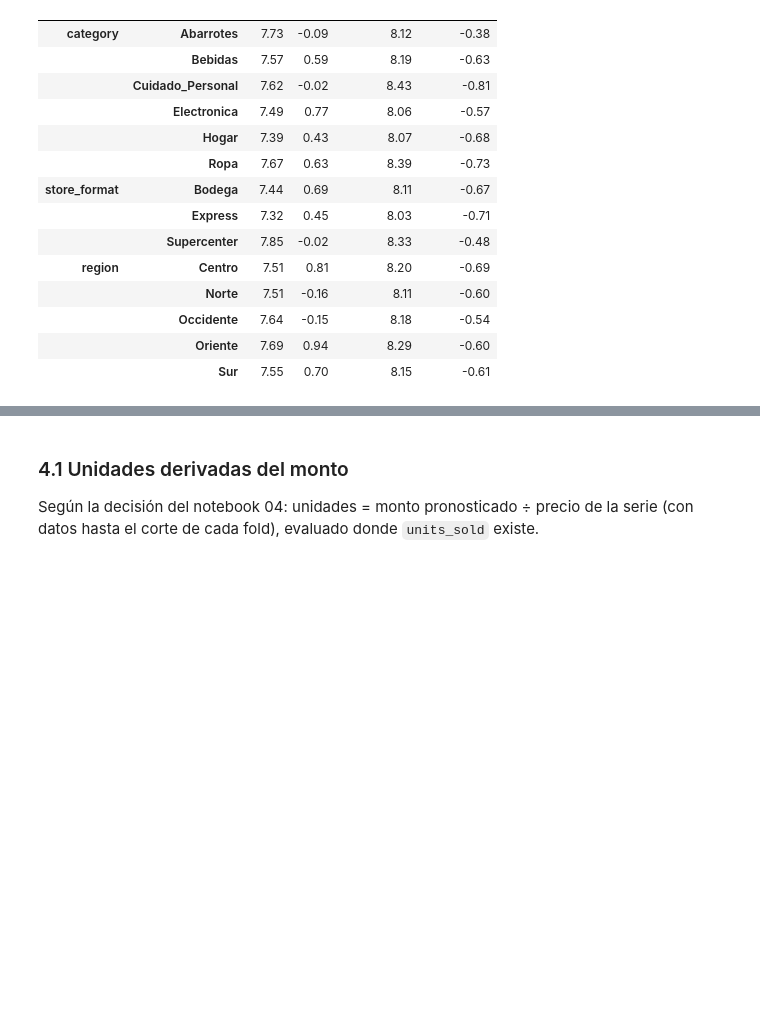
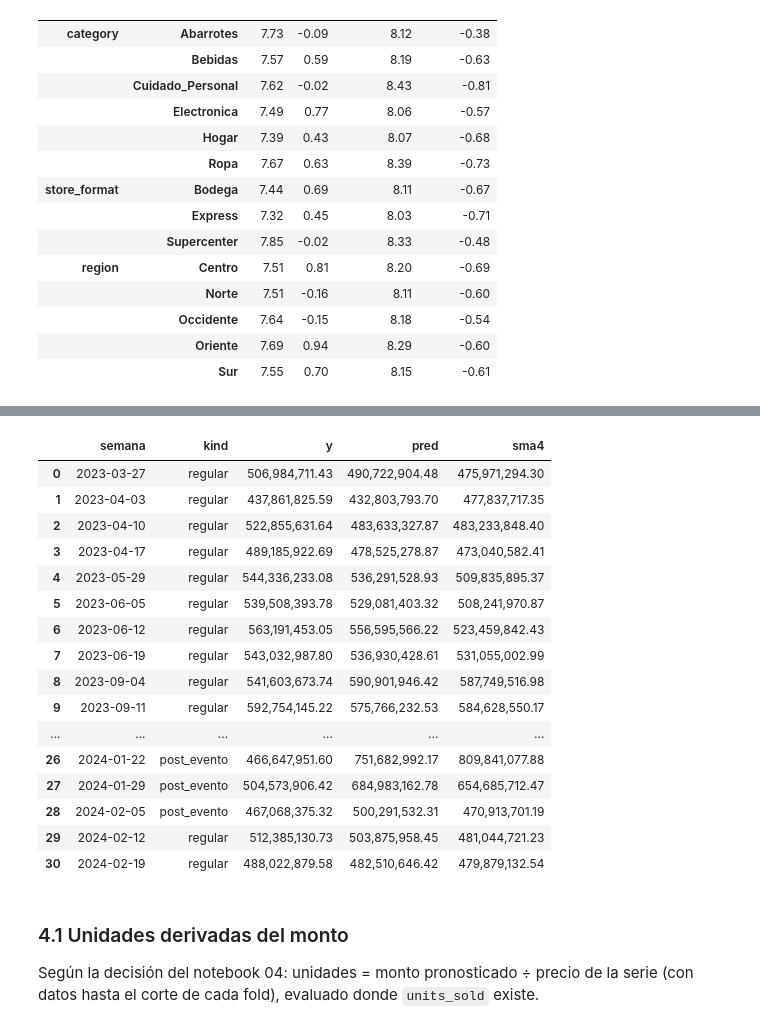
Before and after one commit to MarcosAxity/retail-forecast, a Jupyter notebook: notebooks/06_modelado.ipynb, the cells around one changed output, grey strips where cells are left out. Drawn from its saved outputs; the diff is of its cells as text; code cells hidden in the pictures; blank space fills up the shorter version.

```diff
--- a/notebooks/06_modelado.ipynb
+++ b/notebooks/06_modelado.ipynb
@@ -219,3 +221,23 @@ ax.set(title='Venta semanal total de la cadena en los folds de prueba (M MXN)',
+# %%
+sem
+# %% [output]
+|  | semana | kind | y | pred | sma4 |
+| 0 | 2023-03-27 | regular | 506,984,711.43 | 490,722,904.48 | 475,971,294.30 |
+| 1 | 2023-04-03 | regular | 437,861,825.59 | 432,803,793.70 | 477,837,717.35 |
+| 2 | 2023-04-10 | regular | 522,855,631.64 | 483,633,327.87 | 483,233,848.40 |
+| 3 | 2023-04-17 | regular | 489,185,922.69 | 478,525,278.87 | 473,040,582.41 |
+| 4 | 2023-05-29 | regular | 544,336,233.08 | 536,291,528.93 | 509,835,895.37 |
+| 5 | 2023-06-05 | regular | 539,508,393.78 | 529,081,403.32 | 508,241,970.87 |
+| 6 | 2023-06-12 | regular | 563,191,453.05 | 556,595,566.22 | 523,459,842.43 |
+| 7 | 2023-06-19 | regular | 543,032,987.80 | 536,930,428.61 | 531,055,002.99 |
+| 8 | 2023-09-04 | regular | 541,603,673.74 | 590,901,946.42 | 587,749,516.98 |
+| 9 | 2023-09-11 | regular | 592,754,145.22 | 575,766,232.53 | 584,628,550.17 |
+| ... | ... | ... | ... | ... | ... |
+| 26 | 2024-01-22 | post_evento | 466,647,951.60 | 751,682,992.17 | 809,841,077.88 |
+| 27 | 2024-01-29 | post_evento | 504,573,906.42 | 684,983,162.78 | 654,685,712.47 |
+| 28 | 2024-02-05 | post_evento | 467,068,375.32 | 500,291,532.31 | 470,913,701.19 |
+| 29 | 2024-02-12 | regular | 512,385,130.73 | 503,875,958.45 | 481,044,721.23 |
+| 30 | 2024-02-19 | regular | 488,022,879.58 | 482,510,646.42 | 479,879,132.54 |
 # %% [markdown]
 ### 4.1 Unidades derivadas del monto
 Según la decisión del notebook 04: unidades = monto pronosticado ÷ precio de la serie (con datos hasta el corte de cada fold), evaluado donde `units_sold` existe.
```
Also changed, not shown: parts of 4 cells of this notebook, 10 other files.
